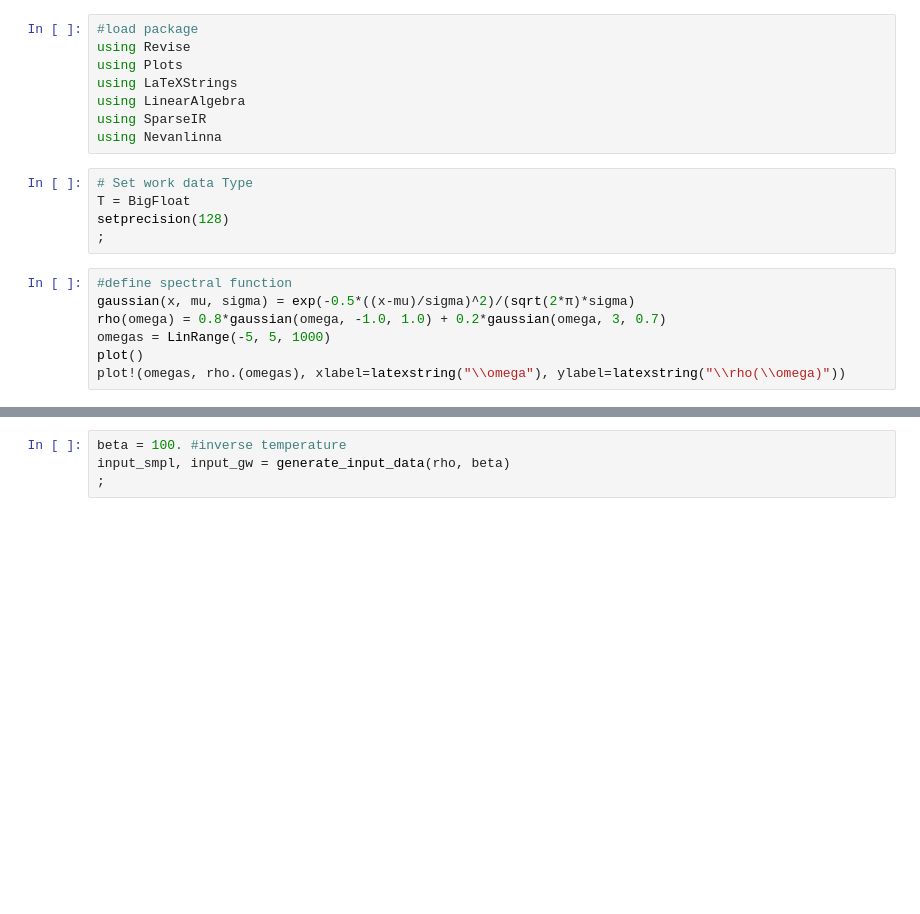
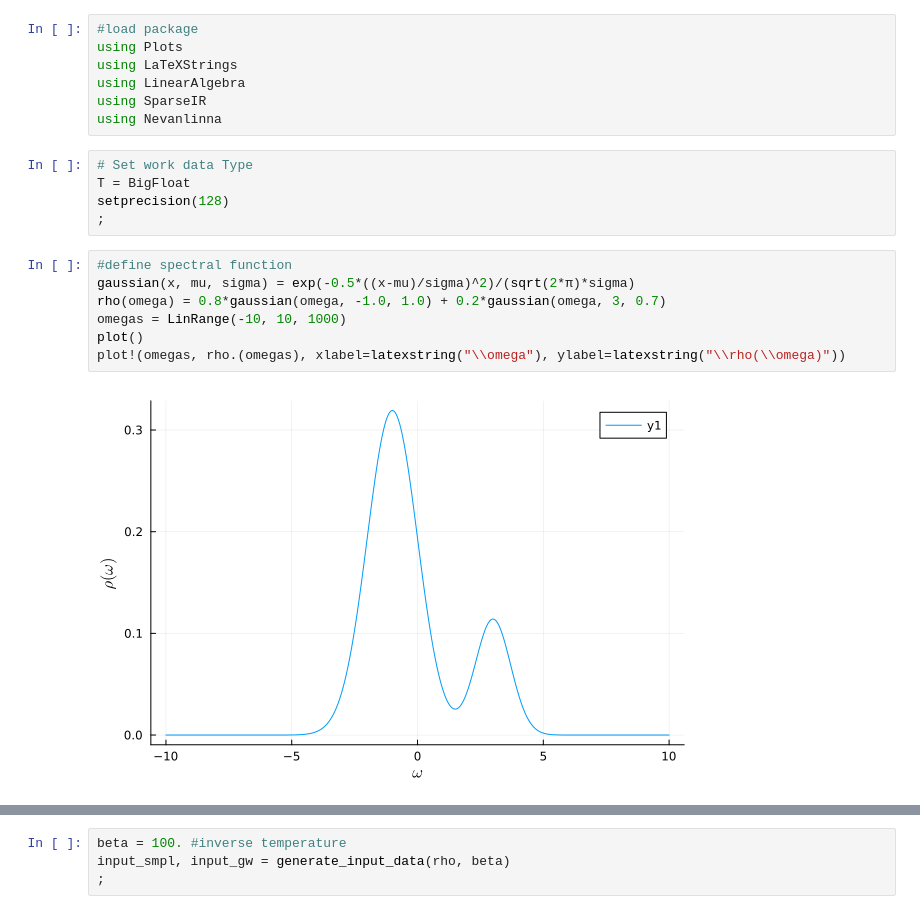
Before and after one commit to SpM-lab/Nevanlinna.jl, a Jupyter notebook: notebooks/example_two_peak.ipynb, the cells around one changed output, grey strips where cells are left out. Cells and saved outputs as stored; diff of their text form; blank space fills up the shorter version.

```diff
--- a/notebooks/example_two_peak.ipynb
+++ b/notebooks/example_two_peak.ipynb
@@ -1,6 +9,5 @@
 # %%
 #load package
-using Revise
 using Plots
 using LaTeXStrings
 using LinearAlgebra
@@ -14,9 +21,11 @@ setprecision(128)
 # %%
 #define spectral function
 gaussian(x, mu, sigma) = exp(-0.5*((x-mu)/sigma)^2)/(sqrt(2*π)*sigma)
 rho(omega) = 0.8*gaussian(omega, -1.0, 1.0) + 0.2*gaussian(omega, 3, 0.7)
-omegas = LinRange(-5, 5, 1000)
+omegas = LinRange(-10, 10, 1000)
 plot()
 plot!(omegas, rho.(omegas), xlabel=latexstring("\\omega"), ylabel=latexstring("\\rho(\\omega)"))
+# %% [output]
+[figure, added]
 # %%
 function generate_input_data(rho::Function, beta::Float64)
```
Also changed, not shown: parts of 7 cells of this notebook, 34 other files.
